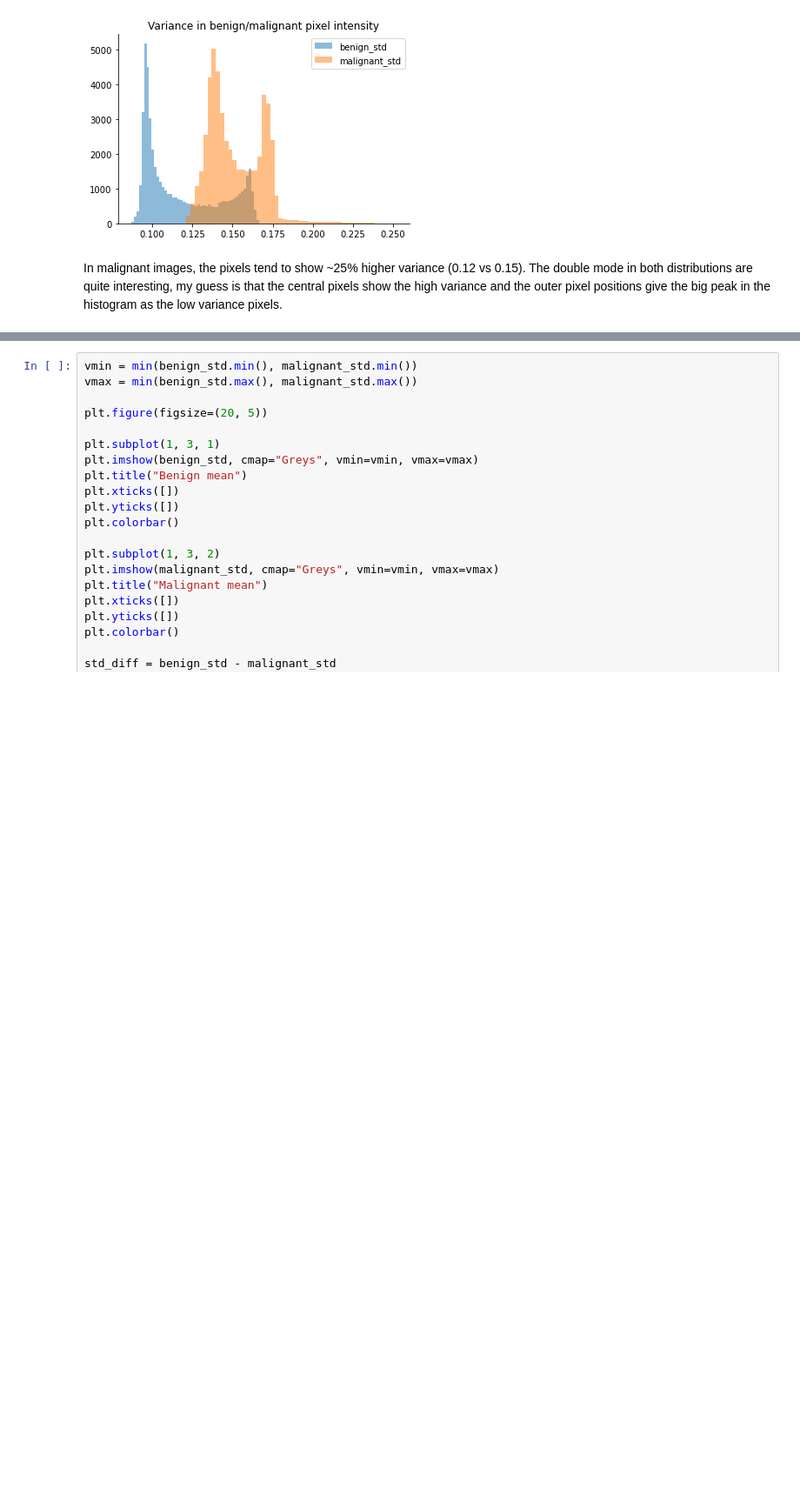
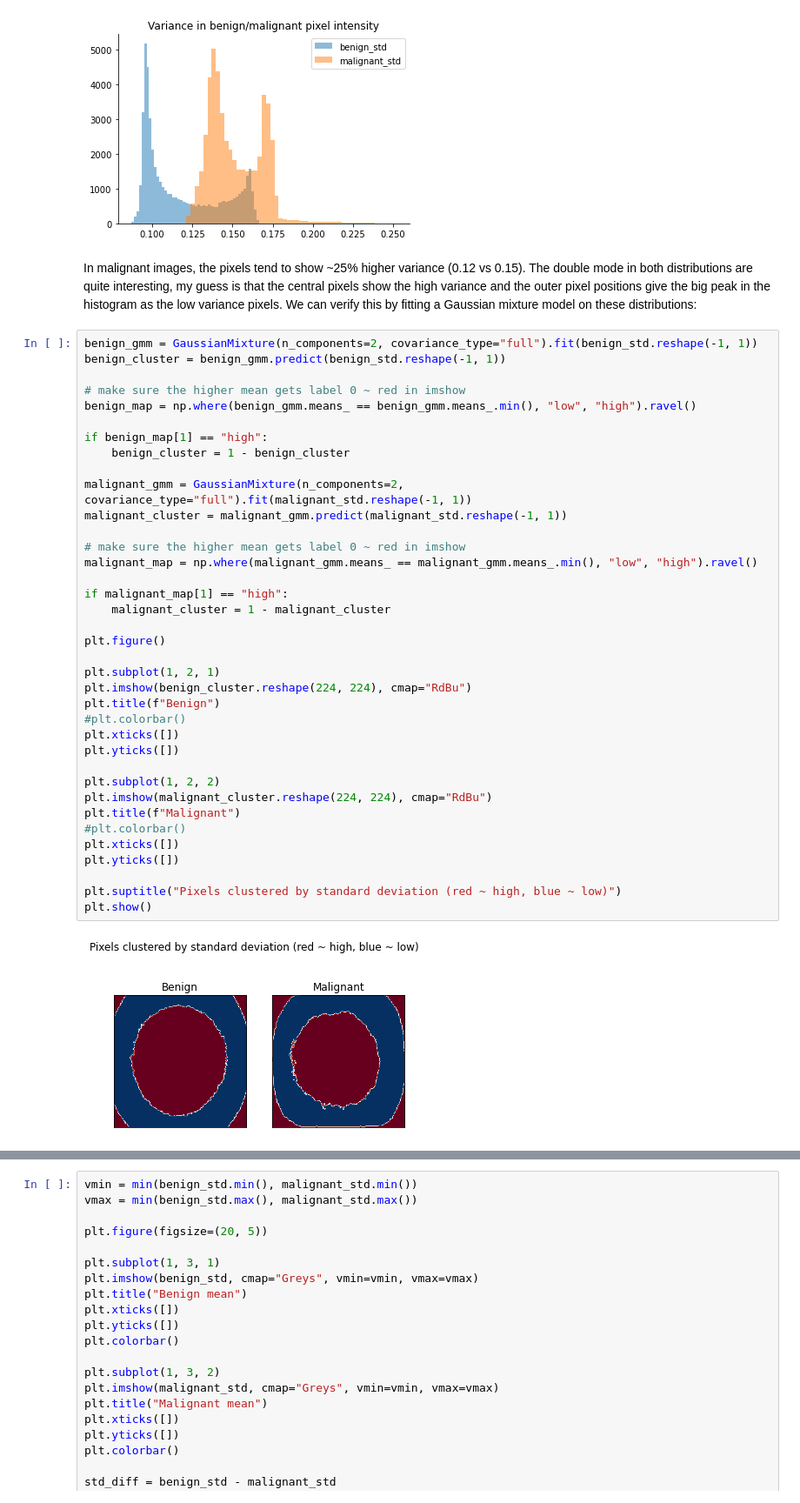
Before and after one commit to danieltsoukup/melanoma_regression, a Jupyter notebook: melanoma-regression.ipynb, the cells around one changed output, grey strips where cells are left out. Shown at 87% size. Cells and saved outputs as stored; diff of their text form; blank space fills up the shorter version.

```diff
--- a/melanoma-regression.ipynb
+++ b/melanoma-regression.ipynb
@@ -308,4 +323,43 @@ plt.show()
 # %% [output]
 [figure]
 # %% [markdown]
-In malignant images, the pixels tend to show ~25% higher variance (0.12 vs 0.15). The double mode in both distributions are quite interesting, my guess is that the central pixels show the high variance and the outer pixel positions give the big peak in the histogram as the low variance pixels.
+In malignant images, the pixels tend to show ~25% higher variance (0.12 vs 0.15). The double mode in both distributions are quite interesting, my guess is that the central pixels show the high variance and the outer pixel positions give the big peak in the histogram as the low variance pixels. We can verify this by fitting a Gaussian mixture model on these distributions:
+# %%
+benign_gmm = GaussianMixture(n_components=2, covariance_type="full").fit(benign_std.reshape(-1, 1))
+benign_cluster = benign_gmm.predict(benign_std.reshape(-1, 1))
+
+# make sure the higher mean gets label 0 ~ red in imshow
+benign_map = np.where(benign_gmm.means_ == benign_gmm.means_.min(), "low", "high").ravel()
+
+if benign_map[1] == "high":
+    benign_cluster = 1 - benign_cluster
+
+malignant_gmm = GaussianMixture(n_components=2, covariance_type="full").fit(malignant_std.reshape(-1, 1))
+malignant_cluster = malignant_gmm.predict(malignant_std.reshape(-1, 1))
+
+# make sure the higher mean gets label 0 ~ red in imshow
+malignant_map = np.where(malignant_gmm.means_ == malignant_gmm.means_.min(), "low", "high").ravel()
+
+if malignant_map[1] == "high":
+    malignant_cluster = 1 - malignant_cluster
+
+plt.figure()
+
+plt.subplot(1, 2, 1)
+plt.imshow(benign_cluster.reshape(224, 224), cmap="RdBu")
+plt.title(f"Benign")
+#plt.colorbar()
+plt.xticks([])
+plt.yticks([])
+
+plt.subplot(1, 2, 2)
+plt.imshow(malignant_cluster.reshape(224, 224), cmap="RdBu")
+plt.title(f"Malignant")
+#plt.colorbar()
+plt.xticks([])
+plt.yticks([])
+
+plt.suptitle("Pixels clustered by standard deviation (red ~ high, blue ~ low)")
+plt.show()
+# %% [output]
+[figure, added]
```
Also changed, not shown: parts of 26 cells of this notebook.
